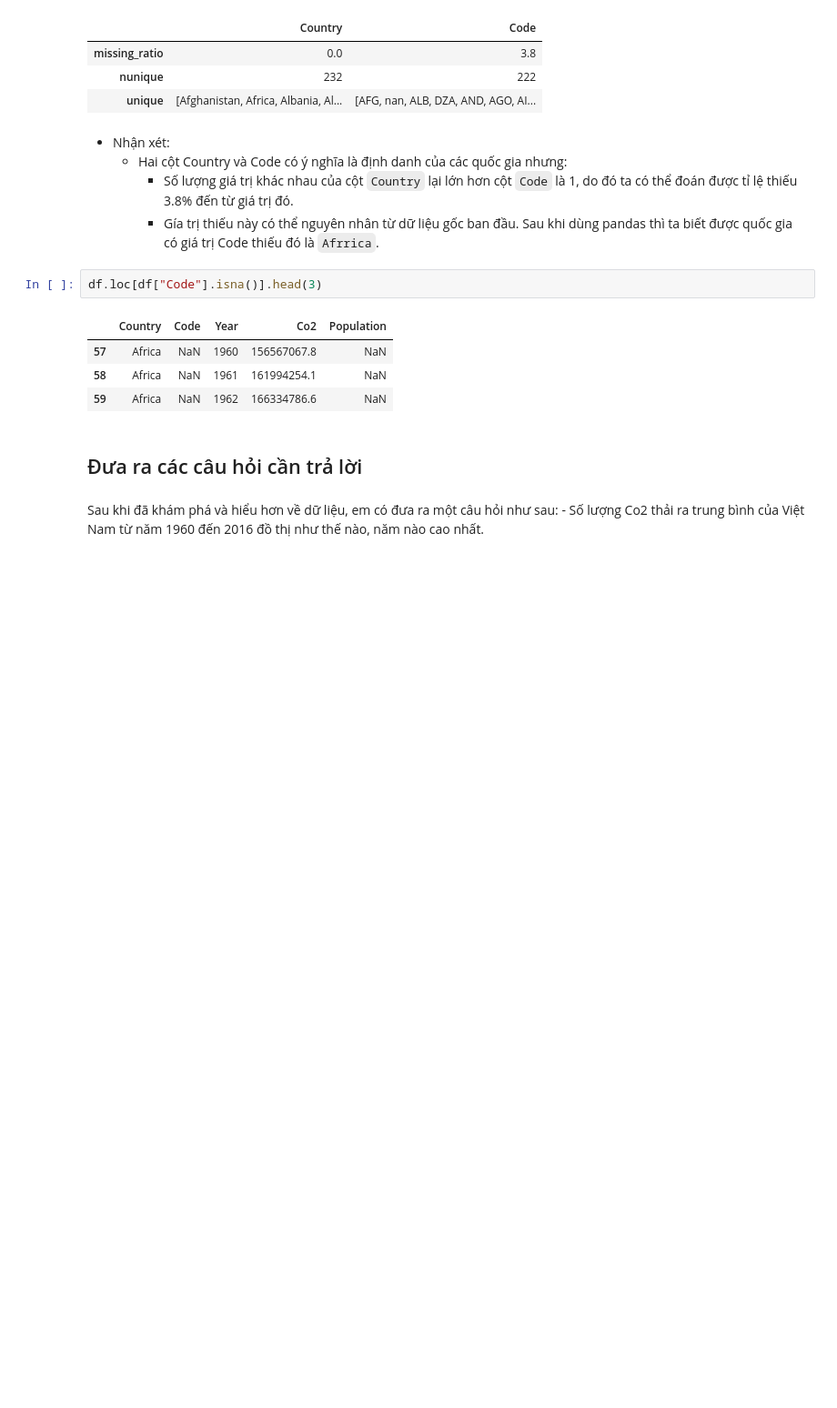
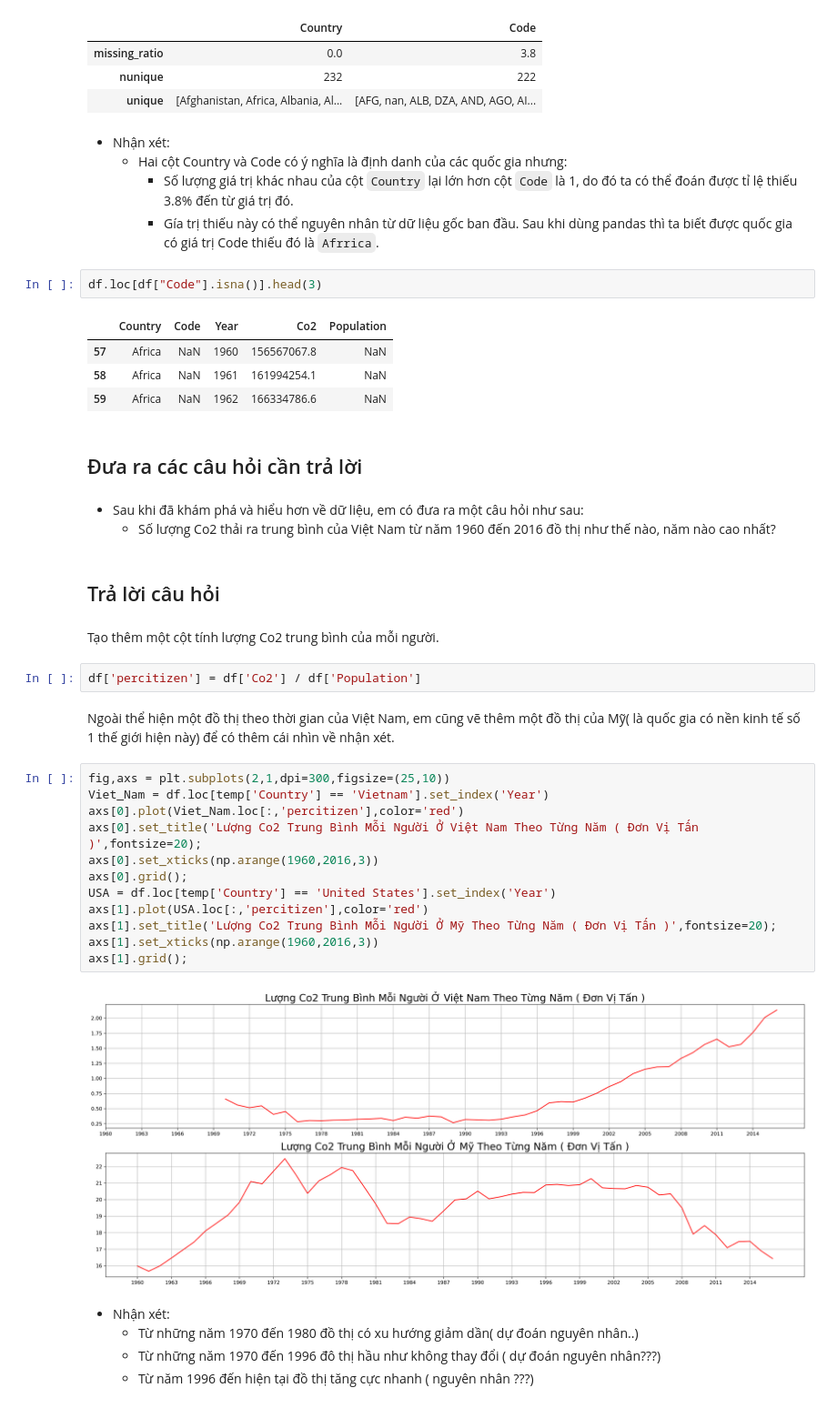
Before and after one commit to MinhTho-162/FinalProject-P4DS, a Jupyter notebook: main.ipynb, the cells around one changed output. Shown: that part at 91% size. Cells and saved outputs as stored; diff of their text form; blank space fills up the shorter version.

Commit message:
visualize_plot

```diff
--- a/main.ipynb
+++ b/main.ipynb
@@ -268,5 +268,32 @@ df.loc[df["Code"].isna()].head(3)
 # %% [markdown]
 ## Đưa ra các câu hỏi cần trả lời
 # %% [markdown]
-Sau khi đã khám phá và hiểu hơn về dữ liệu, em có đưa ra một câu hỏi như sau:
-    - Số lượng Co2 thải ra trung bình của Việt Nam từ năm 1960 đến 2016 đồ thị như thế nào, năm nào cao nhất.
+- Sau khi đã khám phá và hiểu hơn về dữ liệu, em có đưa ra một câu hỏi như sau:
+    - Số lượng Co2 thải ra trung bình của Việt Nam từ năm 1960 đến 2016 đồ thị như thế nào, năm nào cao nhất?
+# %% [markdown]
+## Trả lời câu hỏi
+# %% [markdown]
+Tạo thêm một cột tính lượng Co2 trung bình của mỗi người.
+# %%
+df['percitizen'] = df['Co2'] / df['Population']
+# %% [markdown]
+Ngoài thể hiện một đồ thị theo thời gian của Việt Nam, em cũng vẽ thêm một đồ thị của Mỹ( là quốc gia có nền kinh tế số 1 thế giới hiện này) để có thêm cái nhìn về nhận xét.
+# %%
+fig,axs = plt.subplots(2,1,dpi=300,figsize=(25,10))
+Viet_Nam = df.loc[temp['Country'] == 'Vietnam'].set_index('Year')
+axs[0].plot(Viet_Nam.loc[:,'percitizen'],color='red')
+axs[0].set_title('Lượng Co2 Trung Bình Mỗi Người Ở Việt Nam Theo Từng Năm ( Đơn Vị Tấn )',fontsize=20);
+axs[0].set_xticks(np.arange(1960,2016,3))
+axs[0].grid();
+USA = df.loc[temp['Country'] == 'United States'].set_index('Year')
+axs[1].plot(USA.loc[:,'percitizen'],color='red')
+axs[1].set_title('Lượng Co2 Trung Bình Mỗi Người Ở Mỹ Theo Từng Năm ( Đơn Vị Tấn )',fontsize=20);
+axs[1].set_xticks(np.arange(1960,2016,3))
+axs[1].grid();
+# %% [output]
+[figure, added]
+# %% [markdown]
+- Nhận xét:
+    - Từ những năm 1970 đến 1980 đồ thị có xu hướng giảm dần( dự đoán nguyên nhân..)
+    - Từ những năm 1970 đến 1996 đô thị hầu như không thay đổi ( dự đoán nguyên nhân???)
+    - Từ năm 1996 đến hiện tại đồ thị tăng cực nhanh ( nguyên nhân ???)
```
Also changed, not shown: parts of 2 cells of this notebook.
